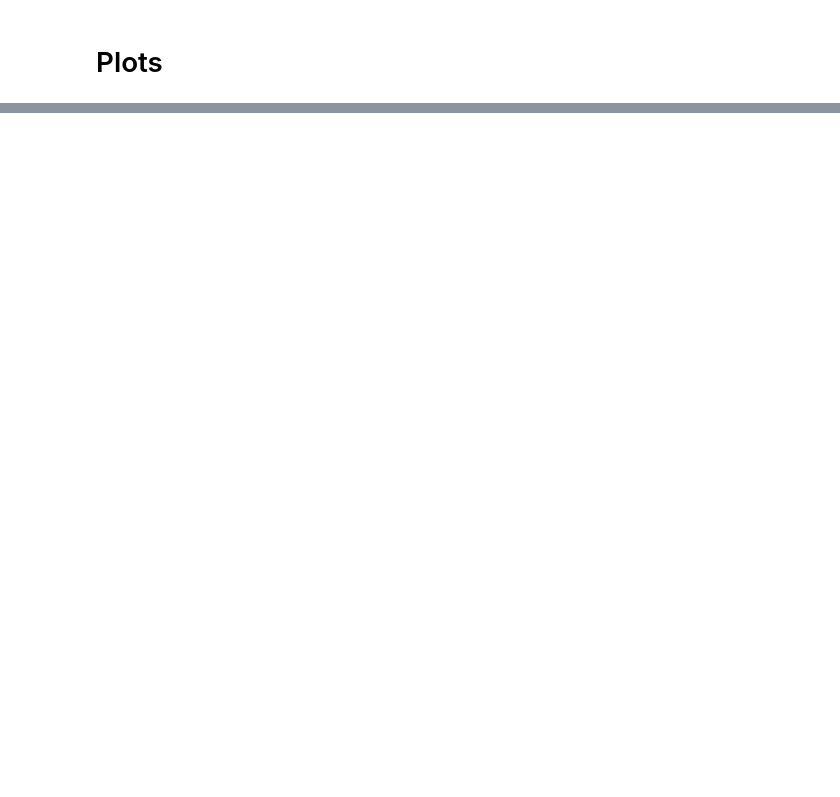
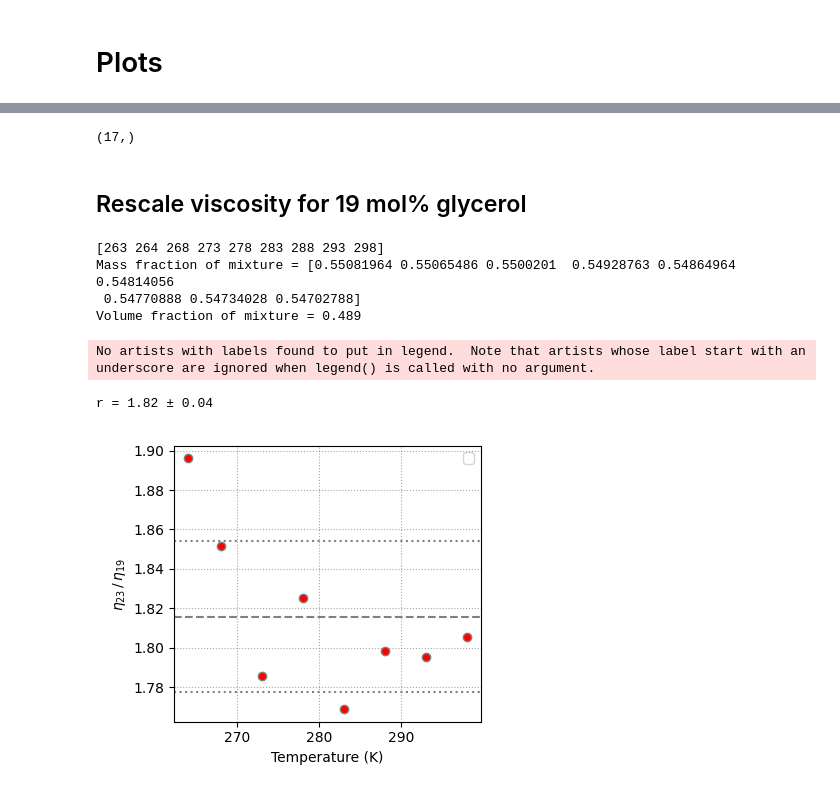
Before and after one commit to maddalenabin/id10-ferritin-2022, a Jupyter notebook: 01-notebooks/12-viscosity.ipynb, the cells around one changed output, grey strips where cells are left out. Cells and saved outputs as stored; diff of their text form; code cells hidden in the pictures; blank space fills up the shorter version.

```diff
--- a/01-notebooks/12-viscosity.ipynb
+++ b/01-notebooks/12-viscosity.ipynb
@@ -90,0 +205,44 @@ f.files
+# %%
+etas_NP = np.concatenate((f['eta_np']*fact, eta_dls))
+Ts_NP = np.concatenate((f['T_np'], f_dls_T))
+np.shape(etas_NP)
+# %% [output]
+(17,)
+# %% [markdown]
+## Rescale viscosity for 19 mol% glycerol
+# %%
+T_19 = np.array([263, 264, 268, 273, 278, 283, 288, 293, 298]) #np.arange(263, 300, 5)
+print(T_19)
+eta_19 = viscosity_glywater(T_19-273, volume_percent=0.489)
+# %% [output]
+[263 264 268 273 278 283 288 293 298]
+Mass fraction of mixture = [0.55081964 0.55065486 0.5500201  0.54928763 0.54864964 0.54814056
+ 0.54770888 0.54734028 0.54702788]
+Volume fraction of mixture = 0.489
+# %%
+plt.figure(figsize=(4,3.5))
+
+# -- 23 mol% glycerol
+eta_19_r = eta_19[::-1]
+eta_23_r = etas_NP[::-1]
+T_19_r = T_19[::-1]
+
+r = []
+for i in range(len(T_19_r[:-1])):
+    r.append(eta_23_r[i] / eta_19_r[i])
+    plt.plot(T_19_r[i], eta_23_r[i] / eta_19_r[i], ls='', marker='o', c='r', mec='gray')
+
+
+plt.axhline(y = np.mean(r), ls='--', c='gray')
+plt.axhline(y = np.mean(r) + np.std(r), ls=':', c='gray')
+plt.axhline(y = np.mean(r) - np.std(r), ls=':', c='gray')
+print(f'r = {np.mean(r):.2f} ± {np.std(r):.2f}')
+# -- plot settings
+plt.xlabel("Temperature (K)")
+plt.ylabel("$\eta_{23}\,/\,\eta_{19}$ ")
+plt.legend()
+plt.tight_layout()
+# %% [output]
+No artists with labels found to put in legend.  Note that artists whose label start with an underscore are ignored when legend() is called with no argument.
+r = 1.82 ± 0.04
+[figure, added]
```
Also changed, not shown: parts of 23 cells of this notebook, 3 other files.
